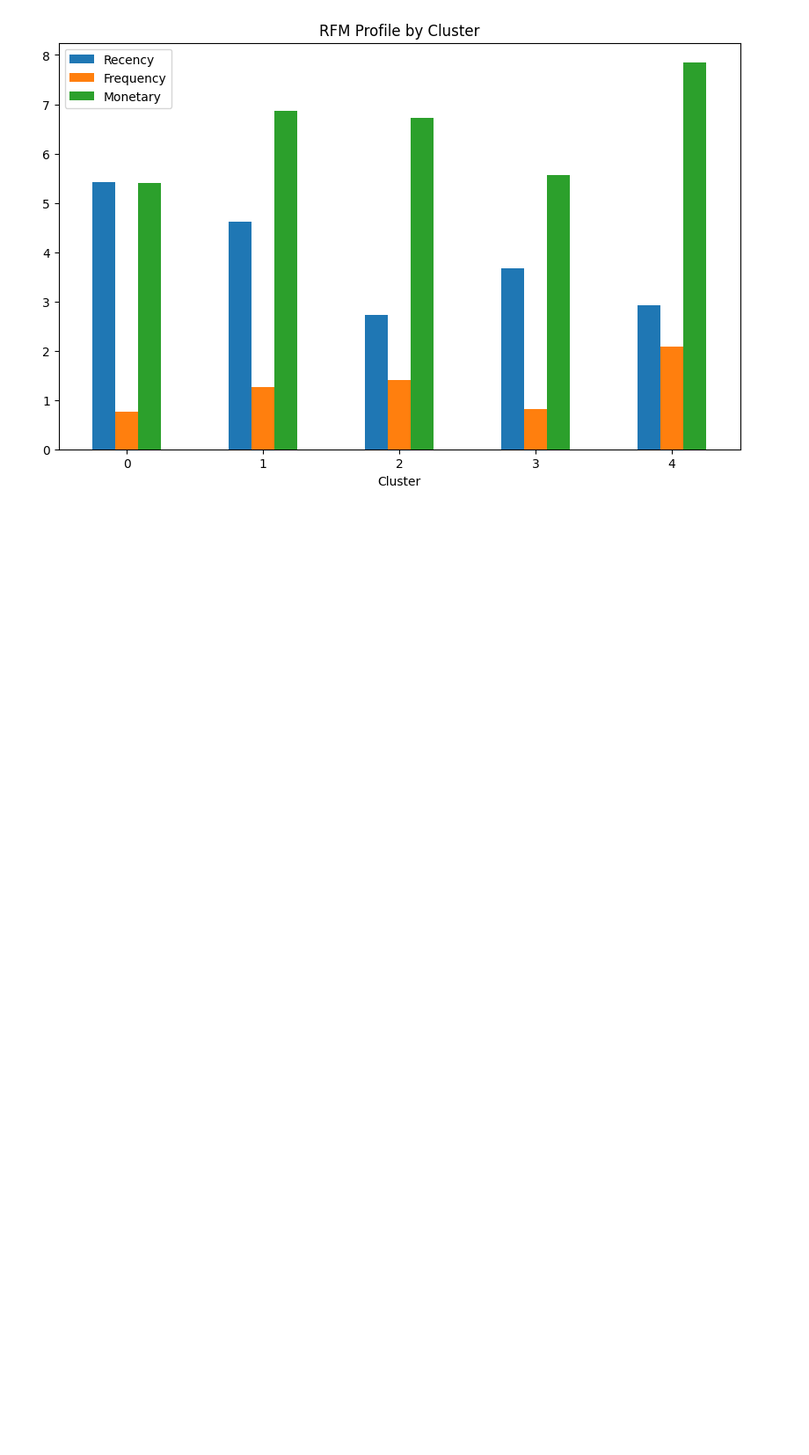
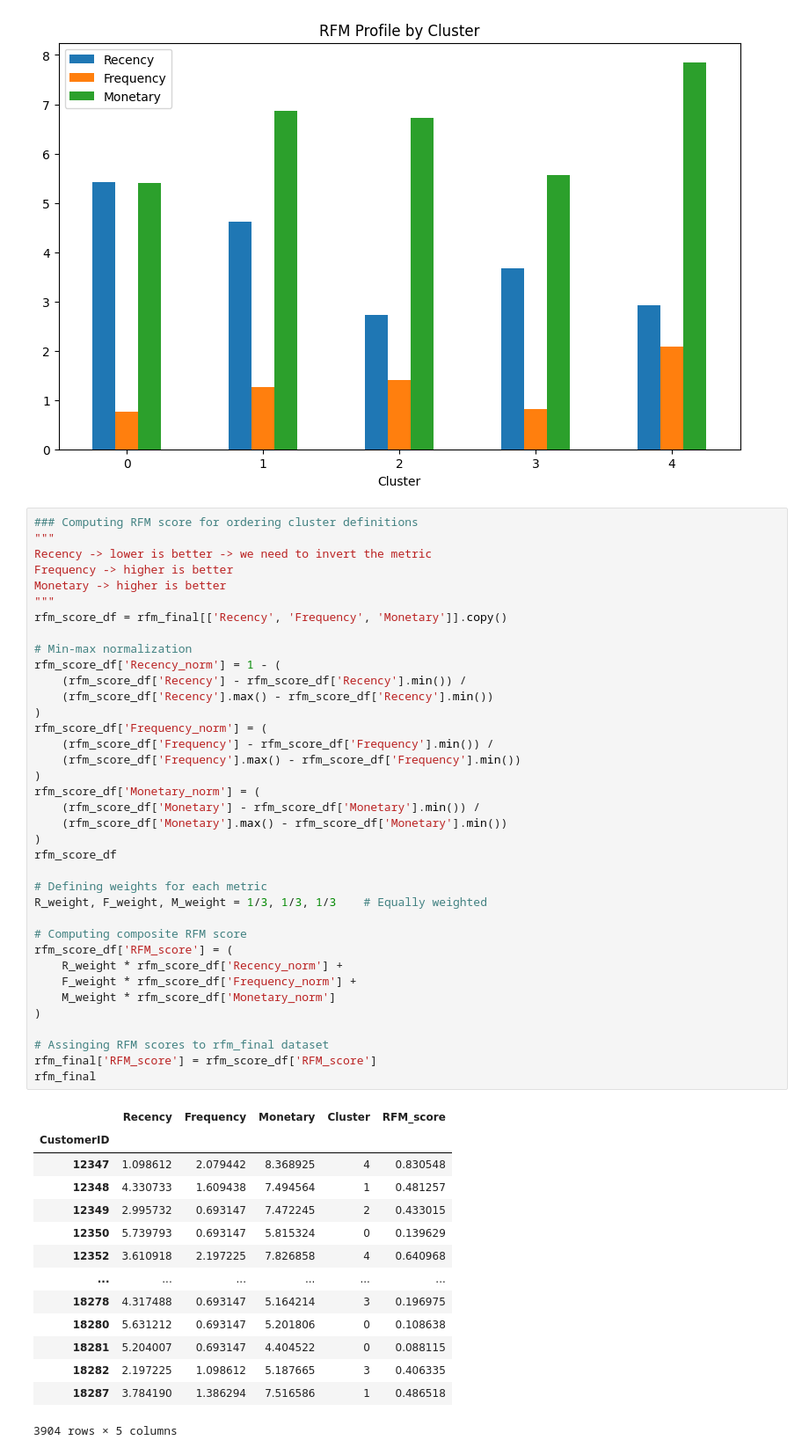
Before and after one commit to gorkemyencak/online-retail-clustering, a Jupyter notebook: main.ipynb, the cells around one changed output. Shown at 88% size. Drawn from its saved outputs; the diff is of its cells as text; blank space fills up the shorter version.

```diff
--- a/main.ipynb
+++ b/main.ipynb
@@ -529,3 +530,55 @@ plt.xticks(rotation=0)
 plt.show()
 # %% [output]
 [figure]
+# %%
+### Computing RFM score for ordering cluster definitions
+"""
+Recency -> lower is better -> we need to invert the metric
+Frequency -> higher is better
+Monetary -> higher is better
+"""
+rfm_score_df = rfm_final[['Recency', 'Frequency', 'Monetary']].copy()
+
+# Min-max normalization
+rfm_score_df['Recency_norm'] = 1 - (
+    (rfm_score_df['Recency'] - rfm_score_df['Recency'].min()) /
+    (rfm_score_df['Recency'].max() - rfm_score_df['Recency'].min())
+)
+rfm_score_df['Frequency_norm'] = (
+    (rfm_score_df['Frequency'] - rfm_score_df['Frequency'].min()) /
+    (rfm_score_df['Frequency'].max() - rfm_score_df['Frequency'].min())
+)
+rfm_score_df['Monetary_norm'] = (
+    (rfm_score_df['Monetary'] - rfm_score_df['Monetary'].min()) /
+    (rfm_score_df['Monetary'].max() - rfm_score_df['Monetary'].min())
+)
+rfm_score_df
+
+# Defining weights for each metric
+R_weight, F_weight, M_weight = 1/3, 1/3, 1/3    # Equally weighted
+
+# Computing composite RFM score
+rfm_score_df['RFM_score'] = (
+    R_weight * rfm_score_df['Recency_norm'] +
+    F_weight * rfm_score_df['Frequency_norm'] +
+    M_weight * rfm_score_df['Monetary_norm']
+)
+
+# Assinging RFM scores to rfm_final dataset
+rfm_final['RFM_score'] = rfm_score_df['RFM_score']
+rfm_final
+# %% [output]
+|  | Recency | Frequency | Monetary | Cluster | RFM_score |
+| CustomerID |  |  |  |  |  |
+| 12347 | 1.098612 | 2.079442 | 8.368925 | 4 | 0.830548 |
+| 12348 | 4.330733 | 1.609438 | 7.494564 | 1 | 0.481257 |
+| 12349 | 2.995732 | 0.693147 | 7.472245 | 2 | 0.433015 |
+| 12350 | 5.739793 | 0.693147 | 5.815324 | 0 | 0.139629 |
+| 12352 | 3.610918 | 2.197225 | 7.826858 | 4 | 0.640968 |
+| ... | ... | ... | ... | ... | ... |
+| 18278 | 4.317488 | 0.693147 | 5.164214 | 3 | 0.196975 |
+| 18280 | 5.631212 | 0.693147 | 5.201806 | 0 | 0.108638 |
+| 18281 | 5.204007 | 0.693147 | 4.404522 | 0 | 0.088115 |
+| 18282 | 2.197225 | 1.098612 | 5.187665 | 3 | 0.406335 |
+| 18287 | 3.784190 | 1.386294 | 7.516586 | 1 | 0.486518 |
+3904 rows × 5 columns
```
Also changed, not shown: parts of 8 cells of this notebook.
